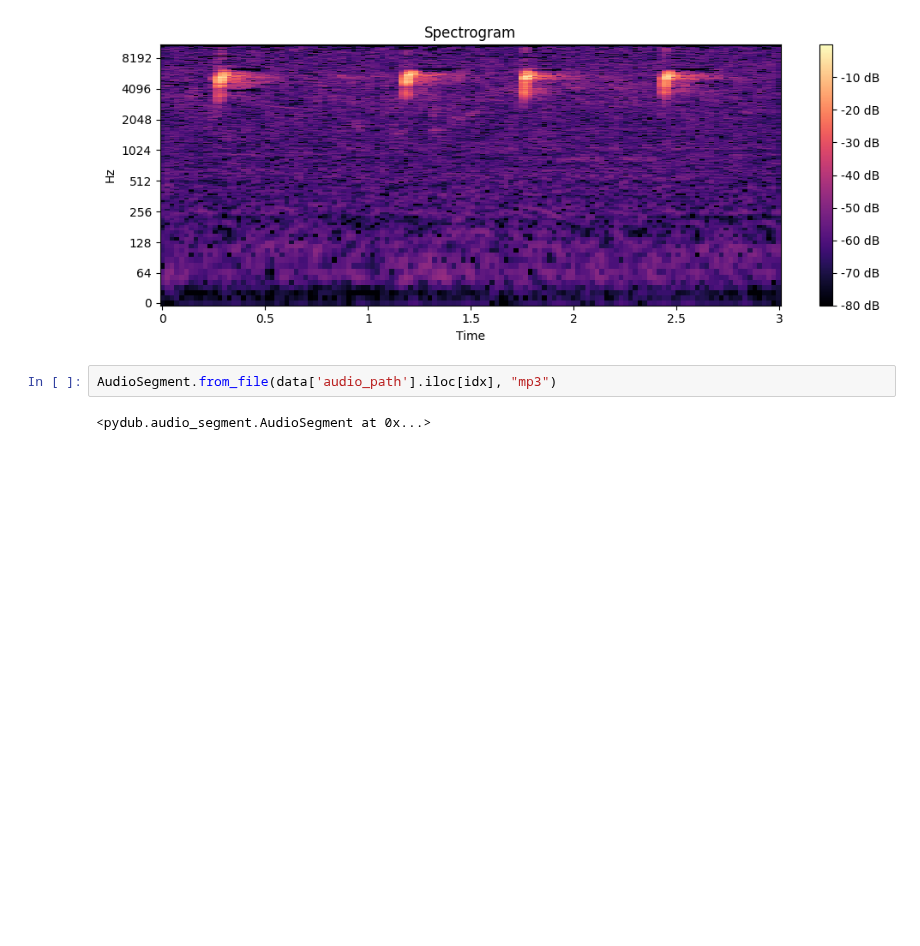
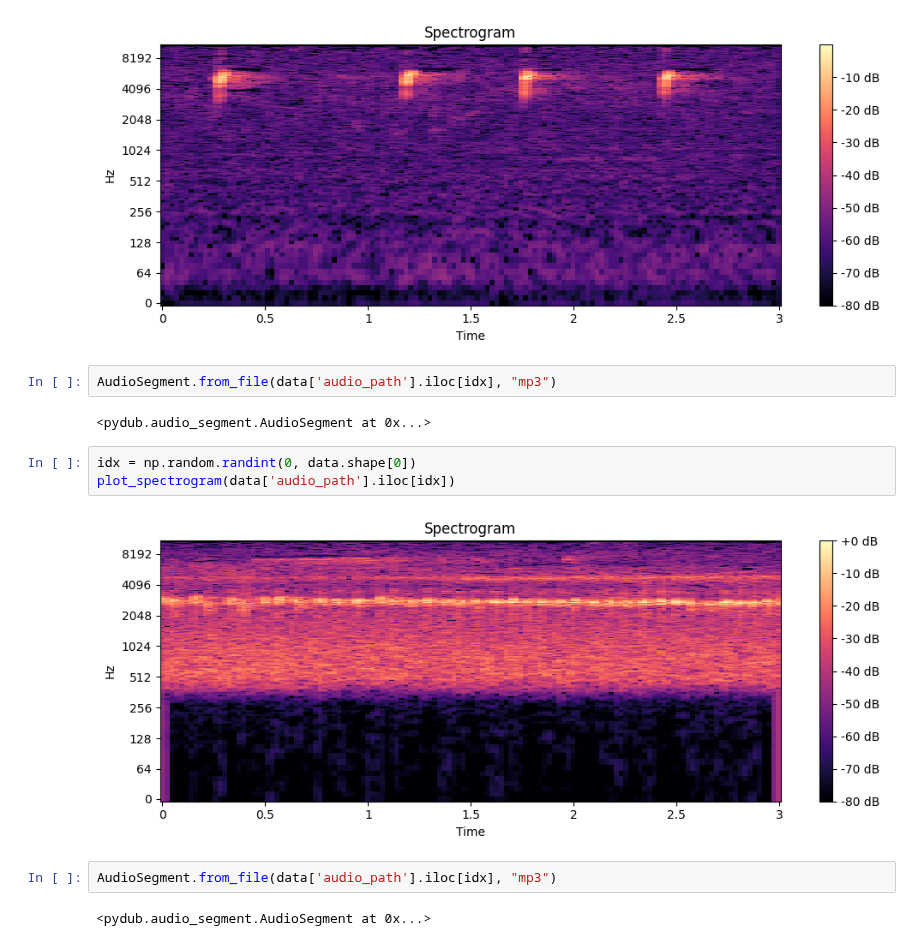
Before and after one commit to camiloacp/The-Evolutionary-Structure-of-Acoustic-Learnability-A-Deep-Learning-Approach-to-Neotropical-Birdsong, a Jupyter notebook: notebooks/02 chunks.ipynb, the cells around one changed output. Drawn from its saved outputs; the diff is of its cells as text; blank space fills up the shorter version.

```diff
--- a/notebooks/02 chunks.ipynb
+++ b/notebooks/02 chunks.ipynb
@@ -186,3 +186,12 @@ plot_spectrogram(data['audio_path'].iloc[idx])
 AudioSegment.from_file(data['audio_path'].iloc[idx], "mp3")
 # %% [output]
 <pydub.audio_segment.AudioSegment at 0x...>
+# %%
+idx = np.random.randint(0, data.shape[0])
+plot_spectrogram(data['audio_path'].iloc[idx])
+# %% [output]
+[figure, added]
+# %%
+AudioSegment.from_file(data['audio_path'].iloc[idx], "mp3")
+# %% [output]
+<pydub.audio_segment.AudioSegment at 0x...>
```
